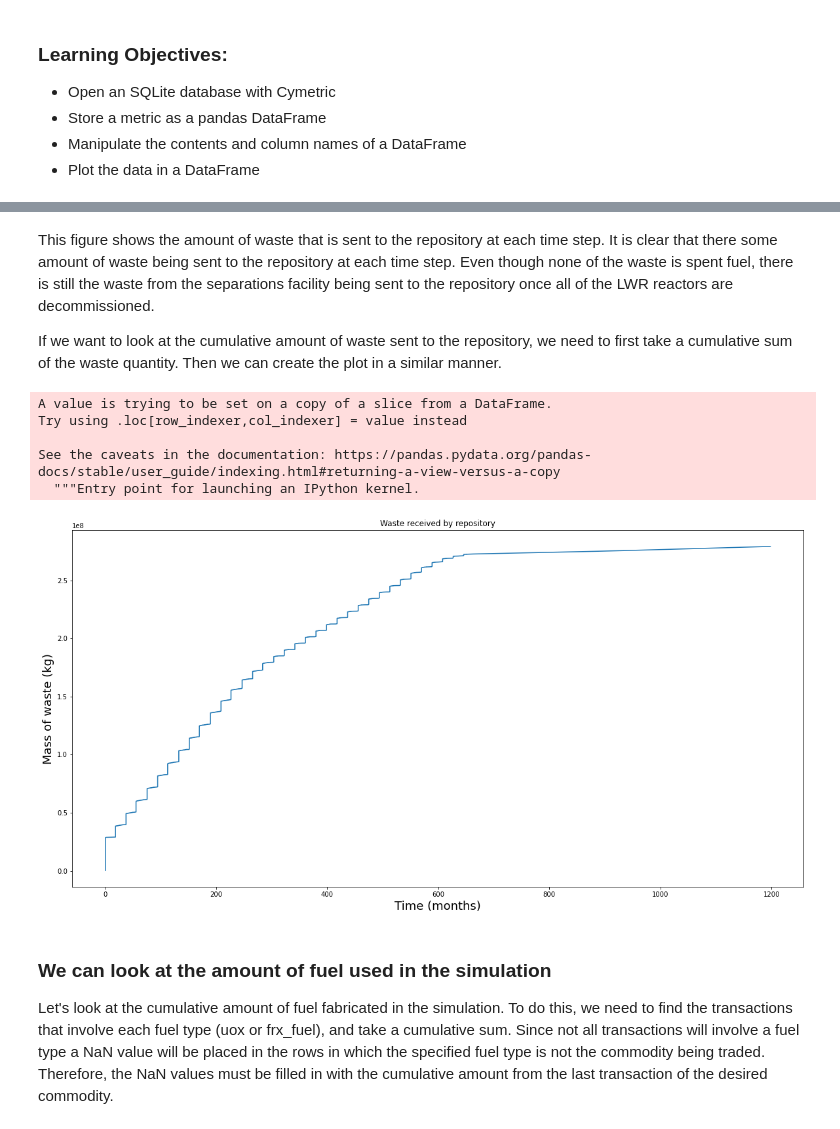
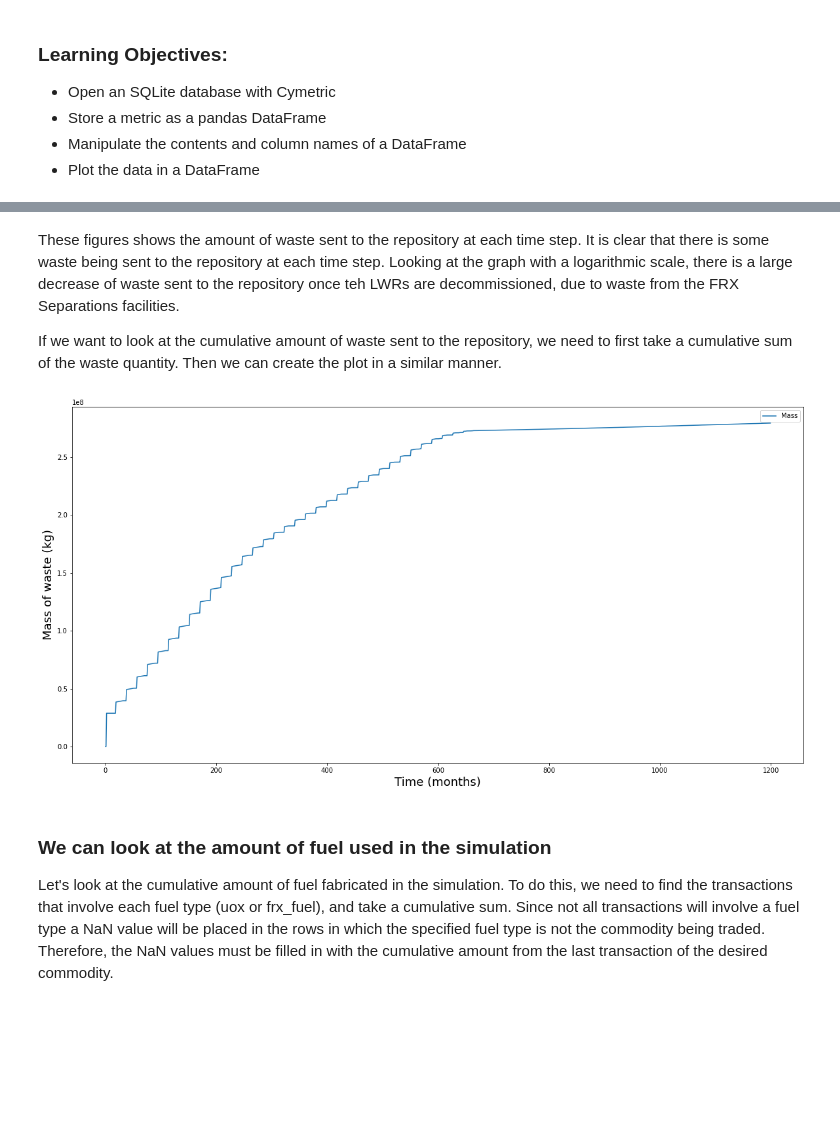
Before and after one commit to cyclus/cymetric, a Jupyter notebook: examples/materials_transactions.ipynb, the cells around one changed output, grey strips where cells are left out. Cells and saved outputs as stored; diff of their text form; code cells hidden in the pictures; blank space fills up the shorter version.

```diff
--- a/examples/materials_transactions.ipynb
+++ b/examples/materials_transactions.ipynb
@@ -49 +60,3 @@ To do this, we must know the waste commodities in the simulation and the prototy
+# %%
+repo_waste = cyt.transactions(evaler=evaler, receivers=['repo'])
 # %%
@@ -57,22 +76,15 @@ plt.savefig('waste.png')
 # %% [markdown]
-This figure shows the amount of waste that is sent to the repository at each time step. It is clear that there some amount of waste being sent to the repository at each time step. Even though none of the waste is spent fuel, there is still the waste from the separations facility being sent to the repository once all of the LWR reactors are decommissioned.
+These figures shows the amount of waste sent to the repository at each time step. It is clear that there is some waste being sent to the repository at each time step. Looking at the graph with a logarithmic scale, there is a large decrease of waste sent to the repository once teh LWRs are decommissioned, due to waste from the FRX Separations facilities.
 
 If we want to look at the cumulative amount of waste sent to the repository, we need to first take a cumulative sum of the waste quantity. Then we can create the plot in a similar manner.
-# %%
-waste['Quantity'] = waste['Quantity'].cumsum()
-# %% [output]
-A value is trying to be set on a copy of a slice from a DataFrame.
-Try using .loc[row_indexer,col_indexer] = value instead
-
-See the caveats in the documentation: https://pandas.pydata.org/pandas-docs/stable/user_guide/indexing.html#returning-a-view-versus-a-copy
-  """Entry point for launching an IPython kernel.
 # %%
-waste[['Time','Quantity']].plot(x = 'Time', figsize=(20,10), legend=False)
-plt.xlabel('Time (months)',fontsize=18); plt.ylabel('Mass of waste (kg)',fontsize=18)
-plt.title('Waste received by repository')
-plt.savefig('waste_cum.png')
+repo_waste['Mass'] = repo_waste['Mass'].cumsum()
+repo_waste.plot(x='Time', figsize=(20,10))
+plt.xlabel('Time (months)',fontsize=18)
+plt.ylabel('Mass of waste (kg)',fontsize=18)
+plt.savefig('waste_cumulative.png')
 # %% [output]
-[figure, old version]
+[figure, new version]
 # %% [markdown]
 ### We can look at the amount of fuel used in the simulation
 Let's look at the cumulative amount of fuel fabricated in the simulation. To do this, we need to find the transactions that involve each fuel type (uox or frx_fuel), and take a cumulative sum. Since not all transactions will involve a fuel type a NaN value will be placed in the rows in which the specified fuel type is not the commodity being traded. Therefore, the NaN values must be filled in with the cumulative amount from the last transaction of the desired commodity.
```
Also changed, not shown: parts of 12 cells of this notebook, 6 other files.
